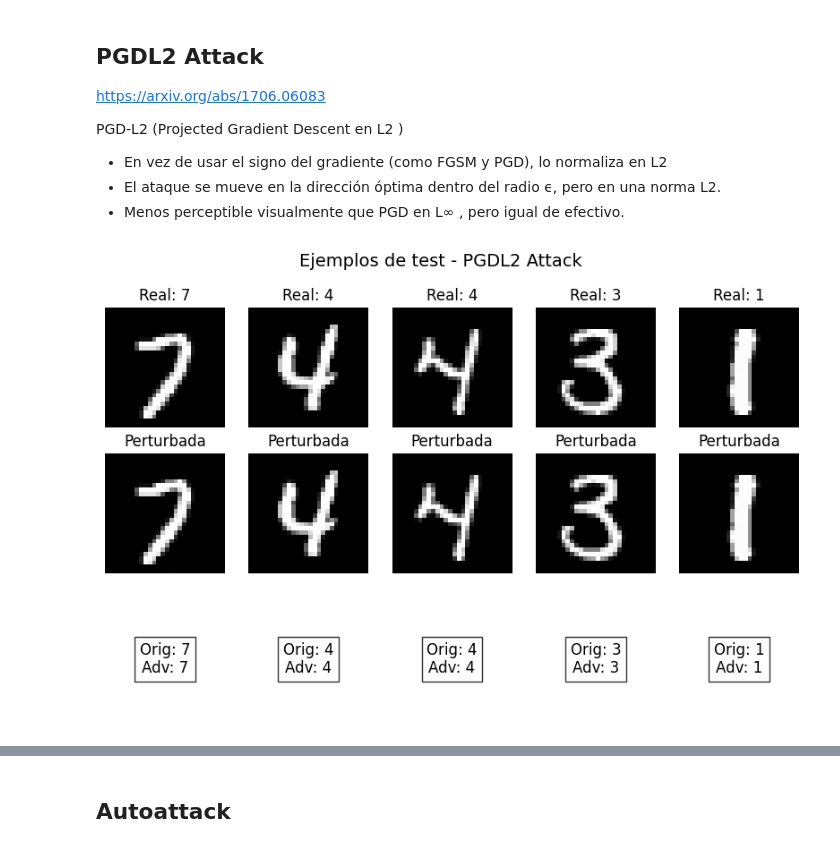
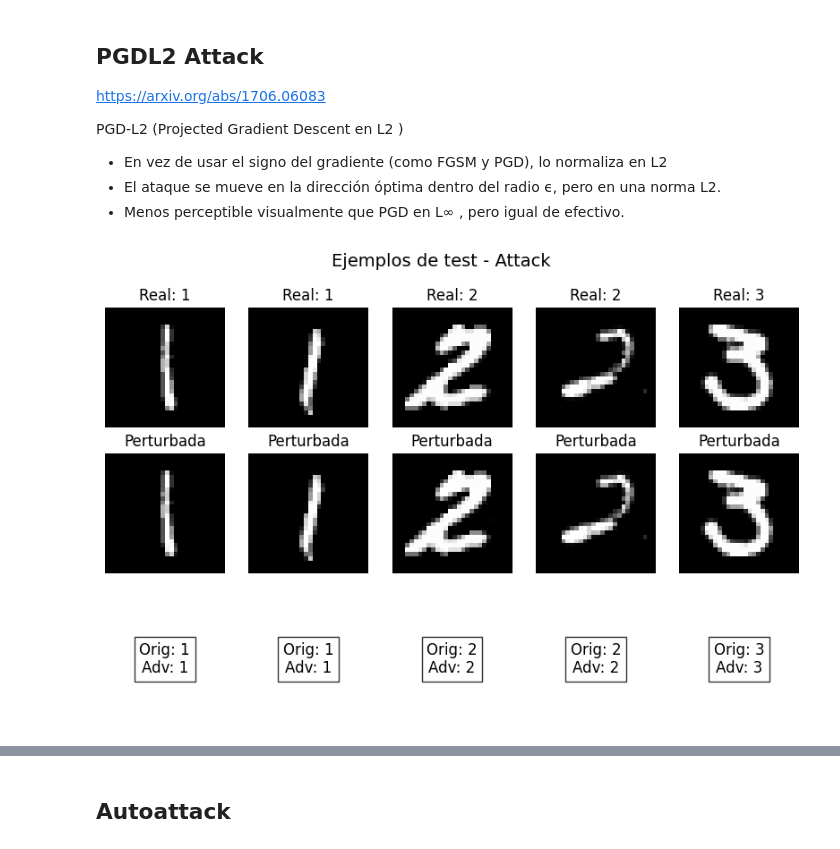
Before and after one commit to sarenales/PrototypesVulnerabilities, a Jupyter notebook: PrototypeDLVulnerabilities/PrototypeDL_MNIST_AdversialAttacks.ipynb, the cells around one changed output, grey strips where cells are left out. Cells and saved outputs as stored; diff of their text form; code cells hidden in the pictures.

```diff
--- a/PrototypeDLVulnerabilities/PrototypeDL_MNIST_AdversialAttacks.ipynb
+++ b/PrototypeDLVulnerabilities/PrototypeDL_MNIST_AdversialAttacks.ipynb
@@ -2115,4 +2073,7 @@ class PGDL2(Attack):
 # %%
 from torchattacks import PGDL2
 
 attack = PGDL2(model, eps=8/255)
+adv_images, batch_x = Imagenes_attack(attack)
+# %% [output]
+[figure, added]
@@ -2132,26 +2079,0 @@ pred_adv = model(adv_images).argmax(dim=1)  # Predicción con ataque
-# %%
-import matplotlib.pyplot as plt
-
-examples_to_show = 5  # Número de imágenes a visualizar
-
-fig, axes = plt.subplots(3, examples_to_show, figsize=(10, 6))
-for i in range(examples_to_show):
-    # Imagen original
-    axes[0, i].imshow(batch_x[i].detach().cpu().numpy().squeeze(), cmap="gray")
-    axes[0, i].set_title(f"Real: {batch_y[i].item()}")
-    axes[0, i].axis("off")
-
-    # Imagen perturbada
-    axes[1, i].imshow(adv_images[i].detach().cpu().numpy().squeeze(), cmap="gray")
-    axes[1, i].set_title(f"Perturbada")
-    axes[1, i].axis("off")
-
-    # Predicción antes y después del ataque
-    axes[2, i].text(0.5, 0.5, f"Orig: {pred_orig[i].item()}\nAdv: {pred_adv[i].item()}",
-                    ha="center", va="center", fontsize=12, bbox=dict(facecolor='white', alpha=0.8))
-    axes[2, i].axis("off")
-
-fig.suptitle("Ejemplos de test - PGDL2 Attack", fontsize=14)
-plt.show()
-# %% [output]
-[figure, removed]
```
Also changed, not shown: parts of 18 cells of this notebook.
